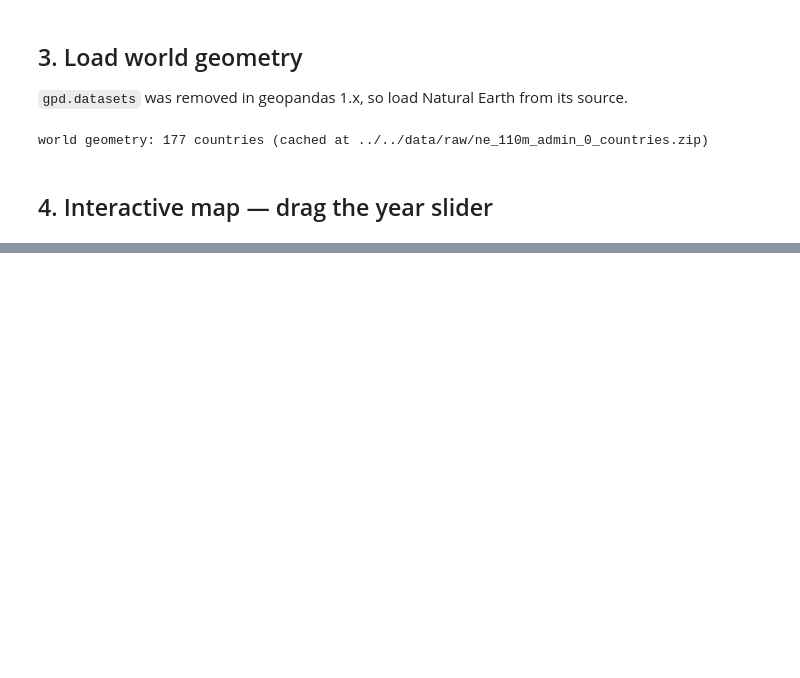
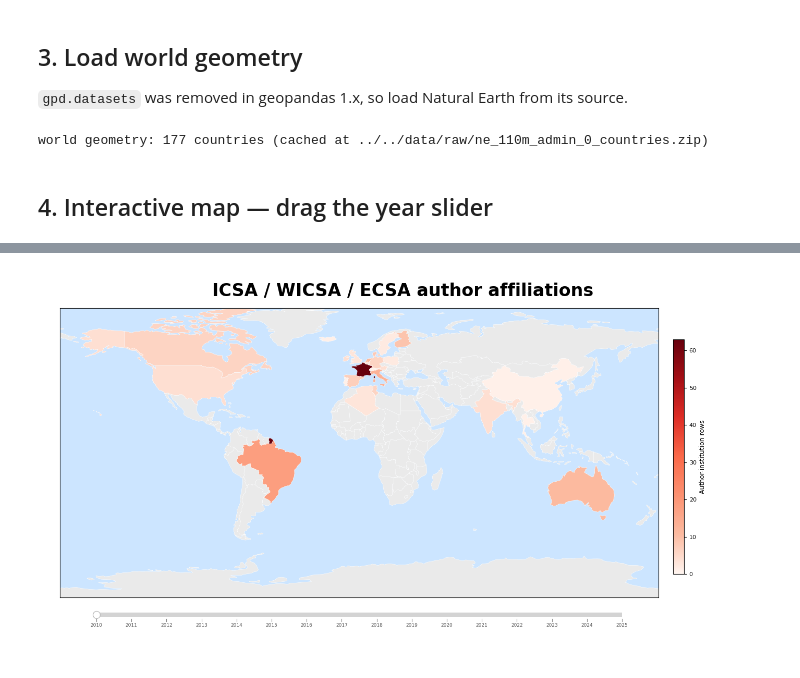
Before and after one commit to amyhoyt625/geo_data, a Jupyter notebook: src/analysis/icsa_interactive.ipynb, the cells around one changed output, grey strips where cells are left out. Drawn from its saved outputs; the diff is of its cells as text; code cells hidden in the pictures; blank space fills up the shorter version.

Commit message:
icsa interactive update

```diff
--- a/src/analysis/icsa_interactive.ipynb
+++ b/src/analysis/icsa_interactive.ipynb
@@ -18,8 +18,15 @@ from ipywidgets import interact
 ## 1. Config
 # %%
 INPUT_FILE = Path("../../data/raw/icsa_affiliations.json")
-CMAP       = "YlOrRd"
-TITLE      = "ICSA / WICSA / ECSA — author-institution rows by country"
+TITLE      = "ICSA / WICSA / ECSA author affiliations"
+
+# colour scheme: near-white at 0 -> very dark red at the max (high contrast)
+CMAP   = LinearSegmentedColormap.from_list(
+    "white_darkred",
+    ["#fff5f0", "#fcbba1", "#fc9272", "#fb6a4a", "#de2d26", "#a50f15", "#67000d"],
+)
+OCEAN  = "#cce5ff"   # sea / figure background
+NODATA = "#eaeaea"   # countries with no rows that year
 # %% [markdown]
 ## 2. Load records & build `{year: {iso_a3: count}}`
 # %%
@@ -93,36 +100,67 @@ world geometry: 177 countries (cached at ../../data/raw/ne_110m_admin_0_countrie
 # %% [markdown]
 ## 4. Interactive map — drag the year slider
 # %%
-def plot_world(year):
-    year_counts = data.get(year, {})
+%matplotlib widget
+
+norm = Normalize(vmin=0, vmax=VMAX)
+BOUNDS = world.total_bounds          # [minx, miny, maxx, maxy] — lock the view to this
+
+fig = plt.figure(figsize=(14, 7.5))
+fig.patch.set_facecolor("white")
+
+# stop the figure reacting to the cursor: hide the ipympl toolbar / coordinate readout
+for _attr in ("toolbar_visible", "header_visible", "footer_visible"):
+    try:
+        setattr(fig.canvas, _attr, False)
+    except Exception:
+        pass
+
+MAP   = [0.03, 0.16, 0.82, 0.74]     # map fills most of the figure
+SLD_Y = MAP[1] - 0.055               # slider tucked just under the map's bottom edge
+map_ax    = fig.add_axes(MAP)
+cax       = fig.add_axes([0.87, 0.22, 0.015, 0.60])
+slider_ax = fig.add_axes([MAP[0] + 0.05, SLD_Y, MAP[2] - 0.10, 0.022])
+
+fig.suptitle(TITLE, fontsize=24, fontweight="bold", y=0.965)
+cb = fig.colorbar(ScalarMappable(cmap=CMAP, norm=norm), cax=cax)
+cb.set_label("Author-institution rows", fontsize=9)
+cb.ax.tick_params(labelsize=8)
+
+def draw(year):
+    year = int(year)
+    map_ax.clear()
+    map_ax.set_facecolor(OCEAN)
+    map_ax.set_navigate(False)             # no pan/zoom following the cursor
+    map_ax.format_coord = lambda x, y: ""  # no coordinate readout
+    counts = data.get(year, {})
     w = world.copy()
-    w["value"] = w["iso_a3"].map(year_counts)
-
-    fig, ax = plt.subplots(figsize=(14, 7))
-    fig.patch.set_facecolor("white")
-
-    # countries with no data for this year
-    w[w["value"].isna()].plot(ax=ax, color="lightgrey", edgecolor="white", linewidth=0.4)
-
-    # choropleth for countries that have data
+    w["value"] = w["iso_a3"].map(counts)
+    w[w["value"].isna()].plot(ax=map_ax, color=NODATA, edgecolor="white", linewidth=0.4)
     layer = w[w["value"].notna()]
     if not layer.empty:
-        layer.plot(
-            column="value", ax=ax, cmap=CMAP,
-            edgecolor="white", linewidth=0.4,
-            vmin=0, vmax=VMAX, legend=True,
-            legend_kwds={"label": "Author-institution rows", "shrink": 0.6},
-        )
+        layer.plot(column="value", ax=map_ax, cmap=CMAP, norm=norm,
+                   edgecolor="white", linewidth=0.4)
+    # lock the frame so the map is the exact same size every year
+    map_ax.set_xlim(BOUNDS[0], BOUNDS[2])
+    map_ax.set_ylim(BOUNDS[1], BOUNDS[3])
+    map_ax.set_aspect("equal", adjustable="datalim")
+    map_ax.set_position(MAP)
+    map_ax.set_xticks([]); map_ax.set_yticks([])
+    fig.canvas.draw_idle()
 
-    total = int(sum(year_counts.values()))
-    ax.set_title(f"{TITLE}\n{year}  -  {total} rows", fontsize=13, fontweight="bold")
-    ax.axis("off")
-    plt.tight_layout()
-    plt.show()
+year_slider = Slider(slider_ax, "", YEARS[0], YEARS[-1],
+                     valinit=YEARS[0], valstep=1, color="#dc143c")
+year_slider.valtext.set_visible(False)
 
-interact(
-    plot_world,
-    year=widgets.IntSlider(value=YEARS[0], min=YEARS[0], max=YEARS[-1],
-                           step=1, description="Year:", continuous_update=False),
-);
+# small per-year tick marks + labels right under the slider track (figure coords)
+_x0, _w = slider_ax.get_position().x0, slider_ax.get_position().width
+for _y in YEARS:
+    _xf = _x0 + (_y - YEARS[0]) / (YEARS[-1] - YEARS[0]) * _w
+    fig.add_artist(plt.Line2D([_xf, _xf], [SLD_Y - 0.006, SLD_Y],
+                              transform=fig.transFigure, color="#888", lw=0.8))
+    fig.text(_xf, SLD_Y - 0.010, str(_y), fontsize=6.5, ha="center", va="top", color="#555")
+
+year_slider.on_changed(draw)
+draw(YEARS[0])
+plt.show()
 # %% [output]
@@ -129,0 +167 @@ interactive(children=(IntSlider(value=2010, continuous_update=False, description
+[figure, added]
```
Also changed, not shown: parts of 2 cells of this notebook.
